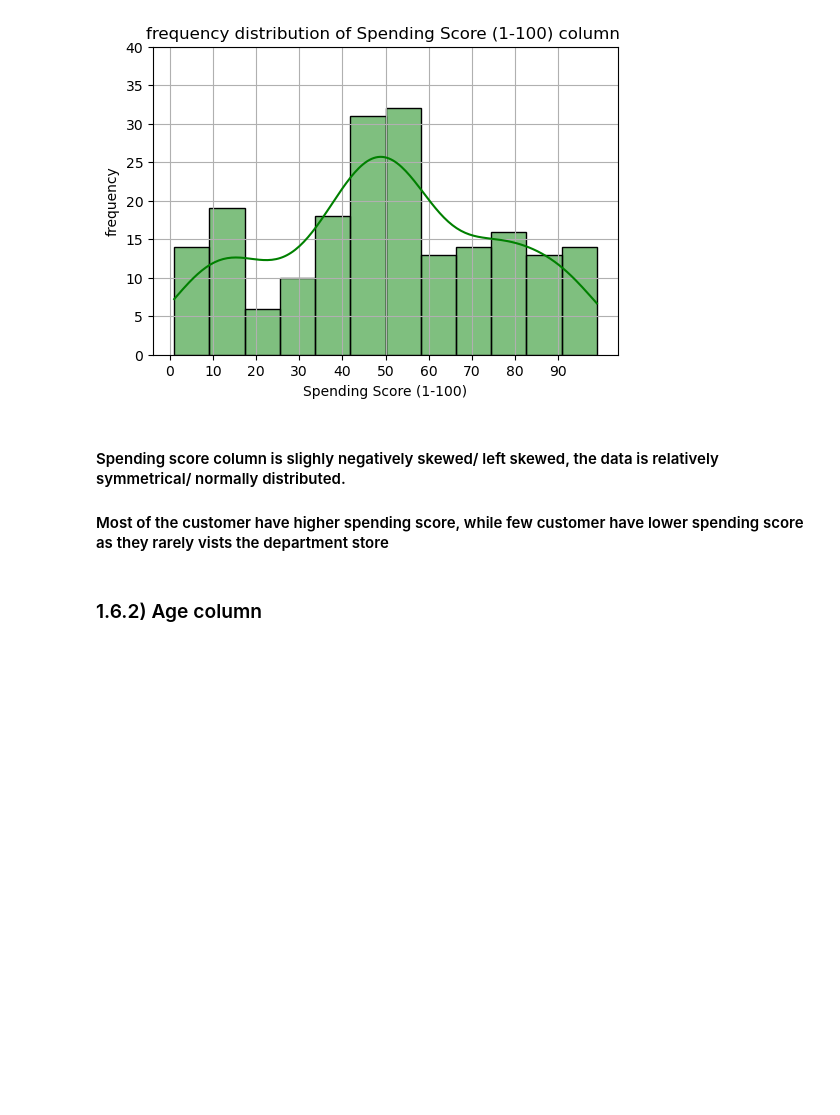
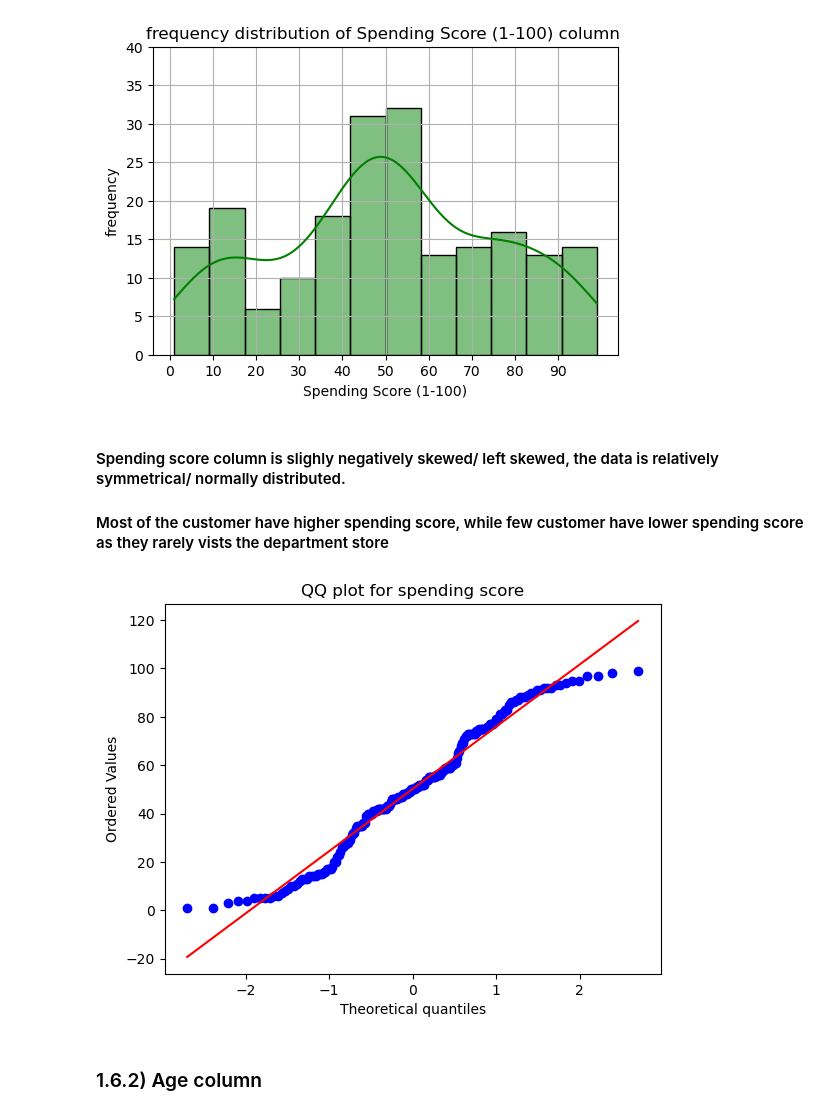
Before and after one commit to sajinamatya/Customer-Segmentation-, a Jupyter notebook: customer segmentation.ipynb, the cells around one changed output. Cells and saved outputs as stored; diff of their text form; code cells hidden in the pictures; blank space fills up the shorter version.

```diff
--- a/customer segmentation.ipynb
+++ b/customer segmentation.ipynb
@@ -127,6 +127,14 @@ plt.show()
 # %% [markdown]
 #### Spending score column is  slighly negatively skewed/ left skewed, the data is relatively symmetrical/ normally distributed.
 #### Most of the customer have higher spending score, while few  customer  have lower spending score as they rarely vists  the department store
+# %%
+import scipy.stats as stats
+
+stats.probplot(dataframe['Spending Score (1-100)'], dist="norm", plot=plt)
+plt.title("QQ plot for spending score")
+plt.show()
+# %% [output]
+[figure, added]
 # %% [markdown]
 ### 1.6.2) Age column
 # %%
```
Also changed, not shown: parts of 2 cells of this notebook.
